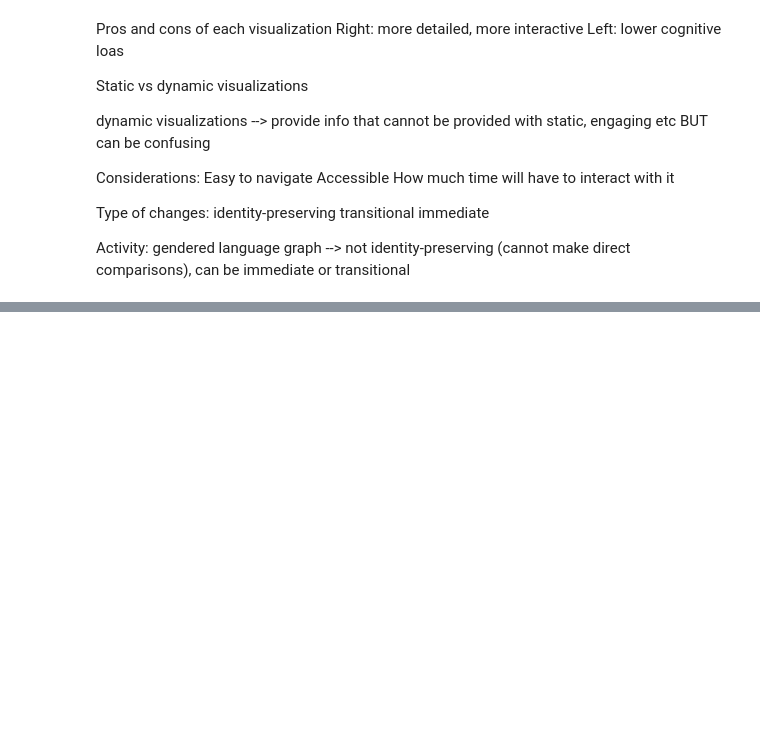
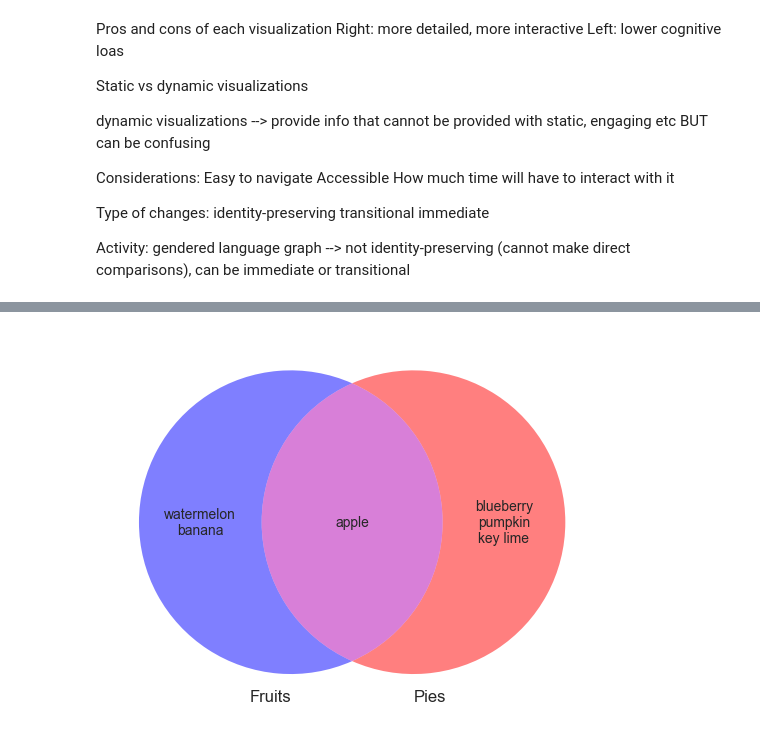
Before and after one commit to EloCote/visualization, a Jupyter notebook: 02_activities/assignments/participation/Lecture_5_notes.ipynb, the cells around one changed output, grey strips where cells are left out. Cells and saved outputs as stored; diff of their text form; code cells hidden in the pictures; blank space fills up the shorter version.

```diff
--- a/02_activities/assignments/participation/Lecture_5_notes.ipynb
+++ b/02_activities/assignments/participation/Lecture_5_notes.ipynb
@@ -172,5 +193,19 @@ FileNotFoundError: [Errno 2] No such file or directory: 'movie_quotes.csv'
 # %%
+#Import package
+from matplotlib_venn import venn2, venn2_circles, venn2_unweighted
+
+A = set(["apple", "banana", "watermelon"])
+B = set(["pumpkin", "blueberry", "apple", "key lime"])
+
+#Make venn diagram
 diagram = venn2_unweighted([A, B],
-set_labels = ("fruits", "Pies"),
-set_colors=("blue, "red"),
-alpha = 0.5)
+                            set_labels = ('Fruits', 'Pies'),
+                            set_colors=("blue", "red"),
+                            alpha=0.5)
+
+##Modifying venn diagram
+diagram.get_label_by_id("10").set_text("\n".join(A - B))
+diagram.get_label_by_id("11").set_text("\n".join(A & B))
+diagram.get_label_by_id("01").set_text("\n".join(B - A))
+# %% [output]
+[figure, added]
```
Also changed, not shown: parts of 3 cells of this notebook.
